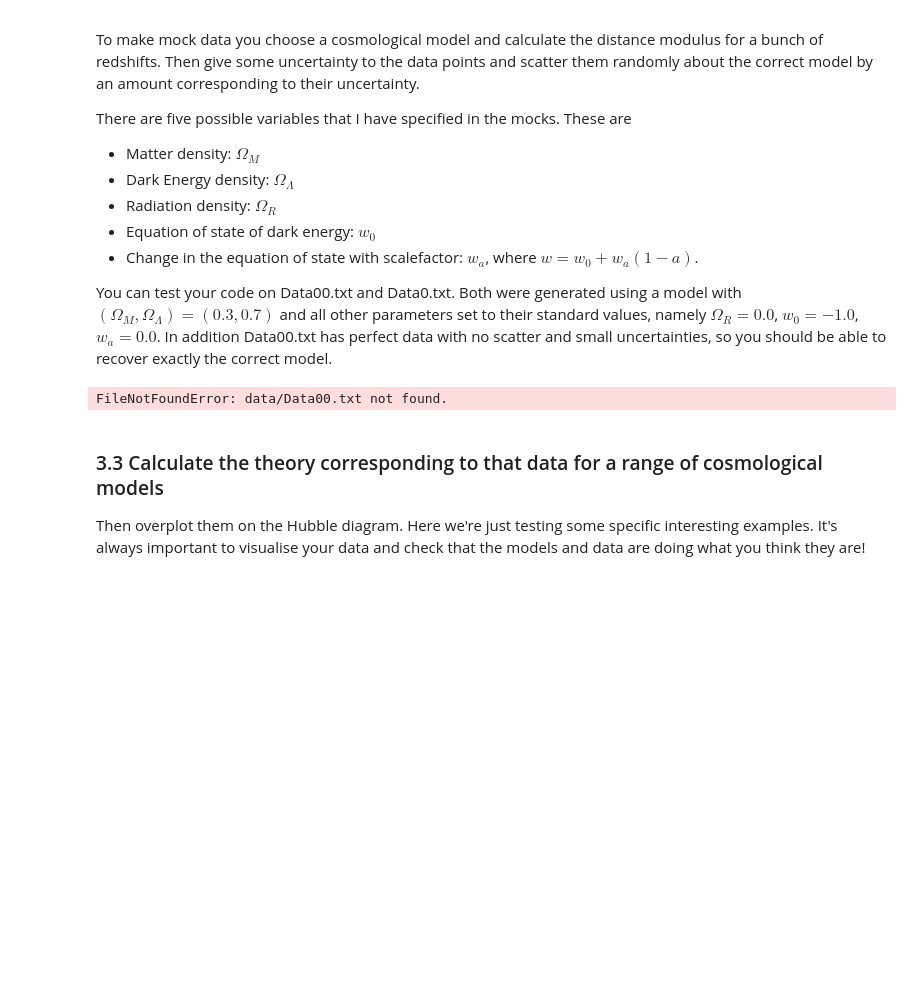
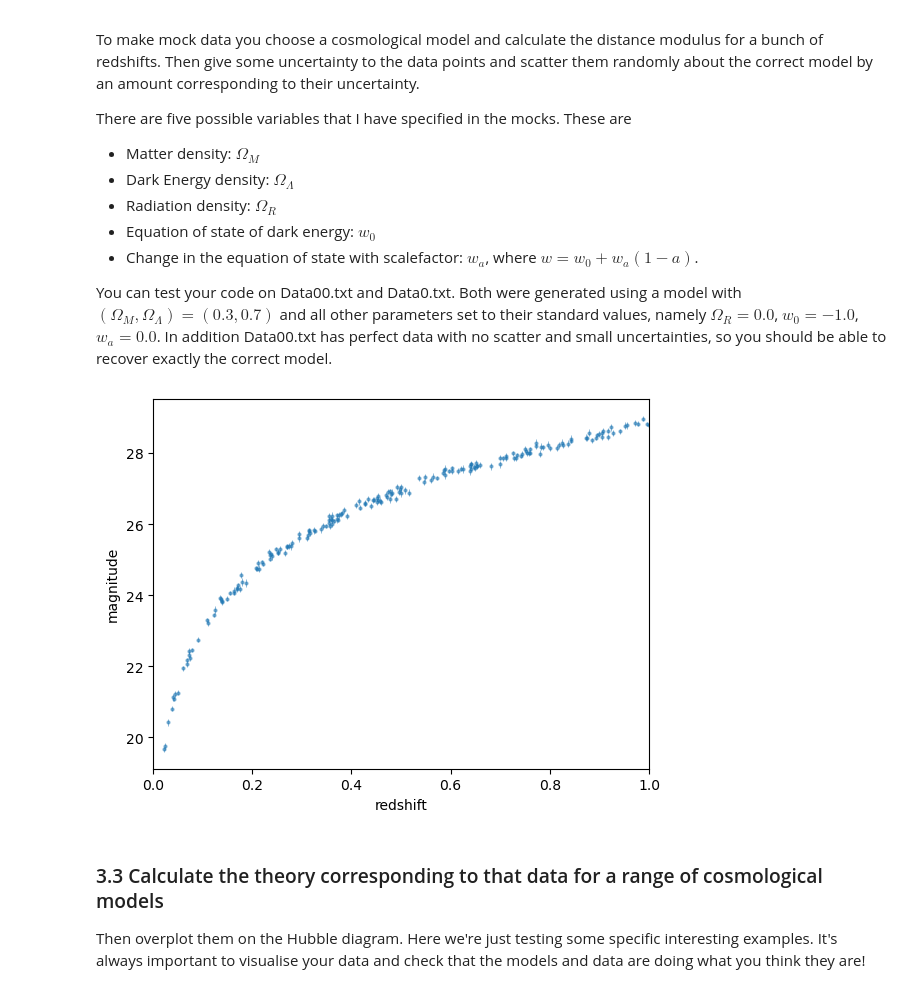
Before and after one commit to nicomii/cosmooo, a Jupyter notebook: Fit_Models Real data code at bottom-Copy1.ipynb, the cells around one changed output. Saved outputs shown, nothing was run; the diff lists cells and outputs as text; code cells hidden in the pictures; blank space fills up the shorter version.

```diff
--- a/Fit_Models Real data code at bottom-Copy1.ipynb
+++ b/Fit_Models Real data code at bottom-Copy1.ipynb
@@ -70,22 +70,22 @@ You can test your code on Data00.txt and Data0.txt.  Both were generated using a
 # %%
 # Add a new function that reads in the data (data files should be in a directory called data)
 def read_data(model_name):
     d = np.genfromtxt('data/'+model_name+'.txt',delimiter=',')
     zs = d[:,0]
     mu = d[:,1]
     muerr=d[:,2]
     return zs, mu, muerr
 
-zs, mu, muerr = read_data('Data00')
+zs, mu, muerr = read_data('Data0')
 
 # Plot it to see what it looks like, this is called a Hubble diagram
 plt.errorbar(zs,mu,yerr=muerr,fmt='.',elinewidth=0.7,markersize=4,alpha=0.5)
 plt.xlim(0,1.0)
 plt.xlabel('redshift')
 plt.ylabel('magnitude')
 plt.show()
 # %% [output]
-FileNotFoundError: data/Data00.txt not found.
+[figure, added]
 # %% [markdown]
 ### 3.3 Calculate the theory corresponding to that data for a range of cosmological models
 Then overplot them on the Hubble diagram.  Here we're just testing some specific interesting examples.
```
Also changed, not shown: parts of 12 cells of this notebook, 16 other files.
